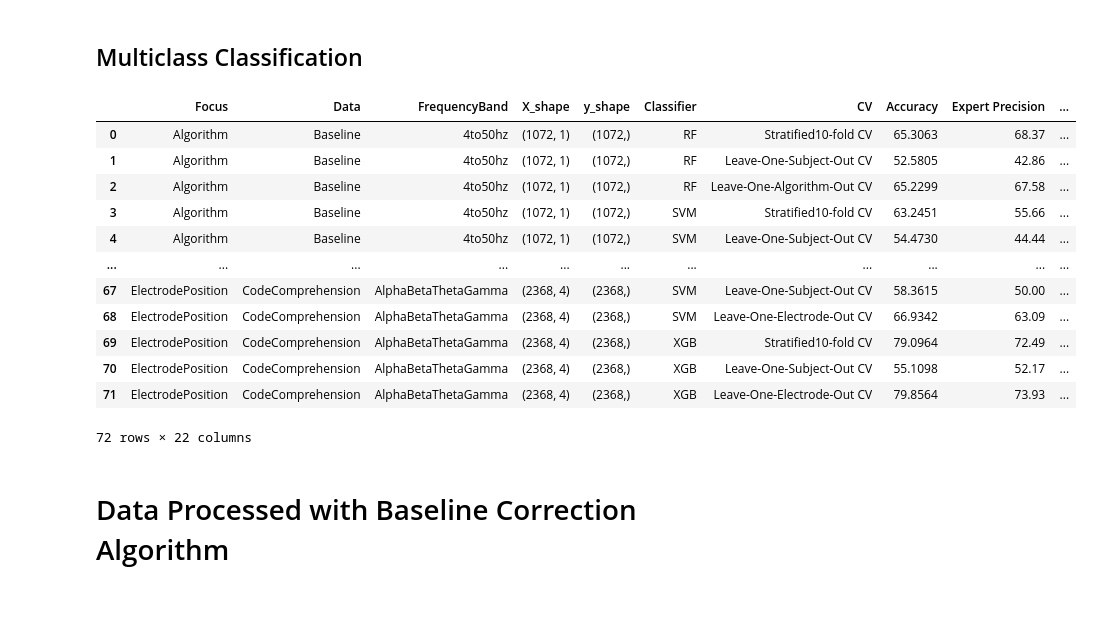
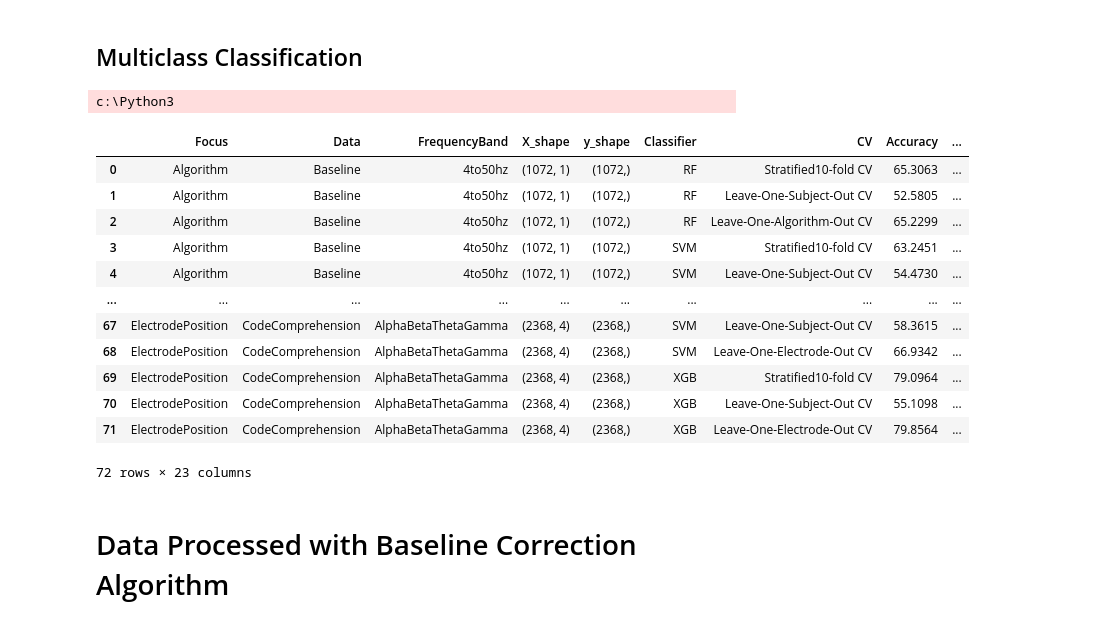
Before and after one commit to Mahima-Acharya/Classifying-Programmers-Skill-Level-using-EEG-data, a Jupyter notebook: 5_Classification/RQ3_classification_middle_window.ipynb, the cells around one changed output. Drawn from its saved outputs; the diff is of its cells as text; code cells hidden in the pictures.

```diff
--- a/5_Classification/RQ3_classification_middle_window.ipynb
+++ b/5_Classification/RQ3_classification_middle_window.ipynb
@@ -11,19 +11,21 @@ from xgboost import XGBClassifier
 from sklearn.svm import SVC
 from tqdm.notebook import tqdm
 # %%
-path="C:/Users/Mahima Acharya/Documents/BCI/Data/EEG_Result/Paper/RQ3/Classification/MiddleWindow"
+path="C:/Users/Mahima Acharya/Documents/BCI/Data/EEG_Result/Paper/RQ3/Classification/MiddleWindow/StD"
+if not os.path.exists(path):
+    os.makedirs(path)
 # %% [markdown]
 ## Function to Perform Classification
 # %%
 def get_classification(classifier, classifier_initialisation, cv_methods, cv_strategies, X, y_encoded, participants, focus, num_class):
 
     if num_class == 2:
-        df_clf_result= pd.DataFrame(columns=['Classifier', 'CV', 'Accuracy',
+        df_clf_result= pd.DataFrame(columns=['Classifier', 'CV', 'Accuracy', 'Standard Deviation Accuracy',
                                              'Expert Precision','Expert Recall', 'Expert F1-Score', 'Expert Support',
                                              'Novice Precision','Novice Recall', 'Novice F1-Score', 'Novice Support',
                                              'Best Group', 'Best Accuracy','Best Confusion Matrix' ])
     elif num_class == 3:
-        df_clf_result= pd.DataFrame(columns=['Classifier', 'CV', 'Accuracy',
+        df_clf_result= pd.DataFrame(columns=['Classifier', 'CV', 'Accuracy', 'Standard Deviation Accuracy',
                                              'Expert Precision','Expert Recall', 'Expert F1-Score', 'Expert Support',
                                              'Intermediate Precision','Intermediate Recall', 'Intermediate F1-Score', 'Intermediate Support',
                                              'Novice Precision','Novice Recall', 'Novice F1-Score', 'Novice Support',
@@ -114,9 +116,9 @@ def get_classification(classifier, classifier_initialisation, cv_methods, cv_str
                         class_report[label]['support'].append(metrics['support'])
                 print("\n")
 
-            #Average Accuracy over all folds
-            average_accuracy = np.round((sum(accuracy_scores) / len(accuracy_scores)), decimals=4)
-            print(f"\n Average Accuracy: {average_accuracy}")
+            average_accuracy = np.round(np.mean(accuracy_scores), decimals=4)
+            std_accuracy = np.round(np.std(accuracy_scores), decimals=4)
+            print(f"\n Average Accuracy: {average_accuracy} ± {std_accuracy}")
 
             # Pad smaller matrices with zeros before summing to avoid shape mismatch in multiclass classification
             max_shape = max(cm.shape for cm in conf_matrices)
@@ -155,12 +157,12 @@ def get_classification(classifier, classifier_initialisation, cv_methods, cv_str
                 best_conf_matrix = None
             #Save the result into a dataframe
             if num_class == 2:
-                df_clf_result.loc[len(df_clf_result)]= [classifier, cv_method, average_accuracy,
+                df_clf_result.loc[len(df_clf_result)]= [classifier, cv_method, average_accuracy, std_accuracy,
                                                         average_class_reports['0']['precision'], average_class_reports['0']['recall'], average_class_reports['0']['f1-score'], average_class_reports['0']['support'],
                                                         average_class_reports['1']['precision'], average_class_reports['1']['recall'], average_class_reports['1']['f1-score'], average_class_reports['1']['support'],
                                                         best_group, max_accuracy, best_conf_matrix]
             elif num_class == 3:
-                df_clf_result.loc[len(df_clf_result)]= [classifier, cv_method, average_accuracy,
+                df_clf_result.loc[len(df_clf_result)]= [classifier, cv_method, average_accuracy, std_accuracy,
                                                         average_class_reports['0']['precision'], average_class_reports['0']['recall'], average_class_reports['0']['f1-score'], average_class_reports['0']['support'],
                                                         average_class_reports['1']['precision'], average_class_reports['1']['recall'], average_class_reports['1']['f1-score'], average_class_reports['1']['support'],
                                                         average_class_reports['2']['precision'], average_class_reports['2']['recall'], average_class_reports['2']['f1-score'], average_class_reports['2']['support'],
@@ -194,7 +206,7 @@ sys.stdout = log_file
 
 # Define the number of classes for classification
 num_class = 2
-df_result = pd.DataFrame(columns=['Focus', 'Data', 'FrequencyBand','X_shape','y_shape','Classifier','CV','Accuracy',
+df_result = pd.DataFrame(columns=['Focus', 'Data', 'FrequencyBand','X_shape','y_shape','Classifier','CV','Accuracy', 'Standard Deviation Accuracy',
                                   'Expert Precision','Expert Recall', 'Expert F1-Score', 'Expert Support',
                                   'Novice Precision','Novice Recall', 'Novice F1-Score', 'Novice Support',
                                   'Best Group', 'Best Accuracy'])
@@ -271,6 +283,7 @@ for index, row in tqdm(df_processed.iterrows(), total=len(df_processed)):
         classifier = row['Classifier']
         cv = row['CV']
         accuracy = row['Accuracy']
+        std_accuracy = row['Standard Deviation Accuracy']
         expert_precision = row['Expert Precision']
         expert_recall = row['Expert Recall']
         expert_f1_score = row['Expert F1-Score']
@@ -283,7 +296,7 @@ for index, row in tqdm(df_processed.iterrows(), total=len(df_processed)):
         max_accuracy = row['Best Accuracy']
 
         # Add a new row to df_result
-        df_result.loc[len(df_result)] = [focus, data, freq_band, X_shape, y_shape, classifier, cv, accuracy,
+        df_result.loc[len(df_result)] = [focus, data, freq_band, X_shape, y_shape, classifier, cv, accuracy, std_accuracy,
                                          expert_precision, expert_recall, expert_f1_score, expert_support,
                                          novice_precision, novice_recall, novice_f1_score, novice_support,
                                           best_group, max_accuracy]
@@ -320,7 +333,7 @@ sys.stdout = log_file
 # Define the number of classes for classification
 num_class = 3
 
-df_mcl_result = pd.DataFrame(columns=['Focus', 'Data', 'FrequencyBand','X_shape','y_shape','Classifier', 'CV','Accuracy',
+df_mcl_result = pd.DataFrame(columns=['Focus', 'Data', 'FrequencyBand','X_shape','y_shape','Classifier', 'CV','Accuracy', 'Standard Deviation Accuracy',
                                       'Expert Precision','Expert Recall', 'Expert F1-Score', 'Expert Support',
                                              'Intermediate Precision','Intermediate Recall', 'Intermediate F1-Score', 'Intermediate Support',
                                              'Novice Precision','Novice Recall', 'Novice F1-Score', 'Novice Support',
@@ -394,47 +407,49 @@ for index, row in tqdm(df_processed.iterrows(), total=len(df_processed)):
 
     # Iterate through each row in df_clf_result
     for index, row in df_clf_result.iterrows():
         # Extract relevant information from df_clf_result
         classifier = row['Classifier']
         cv = row['CV']
         accuracy = row['Accuracy']
+        std_accuracy = row['Standard Deviation Accuracy']
         expert_precision = row['Expert Precision']
         expert_recall = row['Expert Recall']
         expert_f1_score = row['Expert F1-Score']
         expert_support = row['Expert Support']
         intermediate_precision = row['Intermediate Precision']
         intermediate_recall = row['Intermediate Recall']
         intermediate_f1_score = row['Intermediate F1-Score']
         intermediate_support = row['Intermediate Support']
         novice_precision = row['Novice Precision']
         novice_recall = row['Novice Recall']
         novice_f1_score = row['Novice F1-Score']
         novice_support = row['Novice Support']
         best_group = row ['Best Group']
         max_accuracy = row['Best Accuracy']
         # Add a new row to df_result
-        df_mcl_result.loc[len(df_mcl_result)] = [focus, data, freq_band, X_shape, y_shape, classifier, cv, accuracy,
+        df_mcl_result.loc[len(df_mcl_result)] = [focus, data, freq_band, X_shape, y_shape, classifier, cv, accuracy, std_accuracy,
                                                  expert_precision, expert_recall, expert_f1_score, expert_support,
                                                 intermediate_precision, intermediate_recall, intermediate_f1_score, intermediate_support,
                                                 novice_precision, novice_recall, novice_f1_score, novice_support,
                                                 best_group, max_accuracy]
 
 df_mcl_result.to_csv(result_path+'/mcl_clf_result.csv')
 df_mcl_result
 # %% [output]
+c:\Python3
-|  | Focus | Data | FrequencyBand | X_shape | y_shape | Classifier | CV | Accuracy | Expert Precision | ... |
-| 0 | Algorithm | Baseline | 4to50hz | (1072, 1) | (1072,) | RF | Stratified10-fold CV | 65.3063 | 68.37 | ... |
-| 1 | Algorithm | Baseline | 4to50hz | (1072, 1) | (1072,) | RF | Leave-One-Subject-Out CV | 52.5805 | 42.86 | ... |
-| 2 | Algorithm | Baseline | 4to50hz | (1072, 1) | (1072,) | RF | Leave-One-Algorithm-Out CV | 65.2299 | 67.58 | ... |
-| 3 | Algorithm | Baseline | 4to50hz | (1072, 1) | (1072,) | SVM | Stratified10-fold CV | 63.2451 | 55.66 | ... |
-| 4 | Algorithm | Baseline | 4to50hz | (1072, 1) | (1072,) | SVM | Leave-One-Subject-Out CV | 54.4730 | 44.44 | ... |
-| ... | ... | ... | ... | ... | ... | ... | ... | ... | ... | ... |
-| 67 | ElectrodePosition | CodeComprehension | AlphaBetaThetaGamma | (2368, 4) | (2368,) | SVM | Leave-One-Subject-Out CV | 58.3615 | 50.00 | ... |
-| 68 | ElectrodePosition | CodeComprehension | AlphaBetaThetaGamma | (2368, 4) | (2368,) | SVM | Leave-One-Electrode-Out CV | 66.9342 | 63.09 | ... |
-| 69 | ElectrodePosition | CodeComprehension | AlphaBetaThetaGamma | (2368, 4) | (2368,) | XGB | Stratified10-fold CV | 79.0964 | 72.49 | ... |
-| 70 | ElectrodePosition | CodeComprehension | AlphaBetaThetaGamma | (2368, 4) | (2368,) | XGB | Leave-One-Subject-Out CV | 55.1098 | 52.17 | ... |
-| 71 | ElectrodePosition | CodeComprehension | AlphaBetaThetaGamma | (2368, 4) | (2368,) | XGB | Leave-One-Electrode-Out CV | 79.8564 | 73.93 | ... |
+|  | Focus | Data | FrequencyBand | X_shape | y_shape | Classifier | CV | Accuracy | ... |
+| 0 | Algorithm | Baseline | 4to50hz | (1072, 1) | (1072,) | RF | Stratified10-fold CV | 65.3063 | ... |
+| 1 | Algorithm | Baseline | 4to50hz | (1072, 1) | (1072,) | RF | Leave-One-Subject-Out CV | 52.5805 | ... |
+| 2 | Algorithm | Baseline | 4to50hz | (1072, 1) | (1072,) | RF | Leave-One-Algorithm-Out CV | 65.2299 | ... |
+| 3 | Algorithm | Baseline | 4to50hz | (1072, 1) | (1072,) | SVM | Stratified10-fold CV | 63.2451 | ... |
+| 4 | Algorithm | Baseline | 4to50hz | (1072, 1) | (1072,) | SVM | Leave-One-Subject-Out CV | 54.4730 | ... |
+| ... | ... | ... | ... | ... | ... | ... | ... | ... | ... |
+| 67 | ElectrodePosition | CodeComprehension | AlphaBetaThetaGamma | (2368, 4) | (2368,) | SVM | Leave-One-Subject-Out CV | 58.3615 | ... |
+| 68 | ElectrodePosition | CodeComprehension | AlphaBetaThetaGamma | (2368, 4) | (2368,) | SVM | Leave-One-Electrode-Out CV | 66.9342 | ... |
+| 69 | ElectrodePosition | CodeComprehension | AlphaBetaThetaGamma | (2368, 4) | (2368,) | XGB | Stratified10-fold CV | 79.0964 | ... |
+| 70 | ElectrodePosition | CodeComprehension | AlphaBetaThetaGamma | (2368, 4) | (2368,) | XGB | Leave-One-Subject-Out CV | 55.1098 | ... |
+| 71 | ElectrodePosition | CodeComprehension | AlphaBetaThetaGamma | (2368, 4) | (2368,) | XGB | Leave-One-Electrode-Out CV | 79.8564 | ... |
-72 rows × 22 columns
+72 rows × 23 columns
 # %%
 # Close the Log File
 log_file.close()
```
Also changed, not shown: parts of 5 cells of this notebook.
